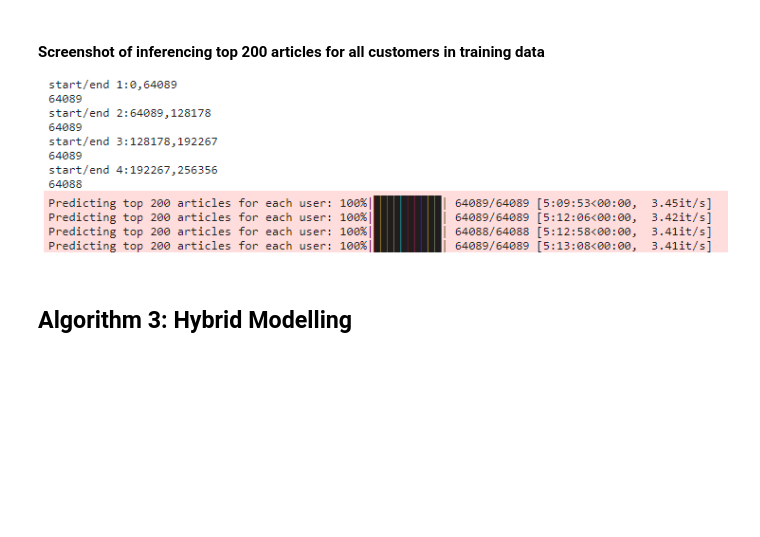
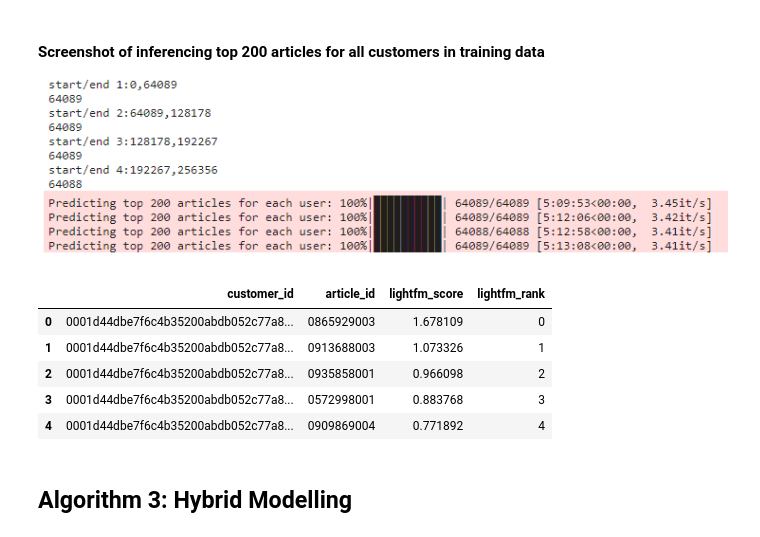
Before and after one commit to ManashJKonwar/Kaggle-HM-Recommender, a Jupyter notebook: hm-hybrid-training.ipynb, the cells around one changed output. Saved outputs shown, nothing was run; the diff lists cells and outputs as text; code cells hidden in the pictures; blank space fills up the shorter version.

```diff
--- a/hm-hybrid-training.ipynb
+++ b/hm-hybrid-training.ipynb
@@ -616,3 +713,12 @@ Wall time: 18.7 s
+# %%
+lightfm_top_200_predictions_df.head()
+# %% [output]
+|  | customer_id | article_id | lightfm_score | lightfm_rank |
+| 0 | 0001d44dbe7f6c4b35200abdb052c77a8... | 0865929003 | 1.678109 | 0 |
+| 1 | 0001d44dbe7f6c4b35200abdb052c77a8... | 0913688003 | 1.073326 | 1 |
+| 2 | 0001d44dbe7f6c4b35200abdb052c77a8... | 0935858001 | 0.966098 | 2 |
+| 3 | 0001d44dbe7f6c4b35200abdb052c77a8... | 0572998001 | 0.883768 | 3 |
+| 4 | 0001d44dbe7f6c4b35200abdb052c77a8... | 0909869004 | 0.771892 | 4 |
 # %% [markdown]
 ## Algorithm 3: Hybrid Modelling
 # %% [markdown]
```
Also changed, not shown: parts of 88 cells of this notebook.
